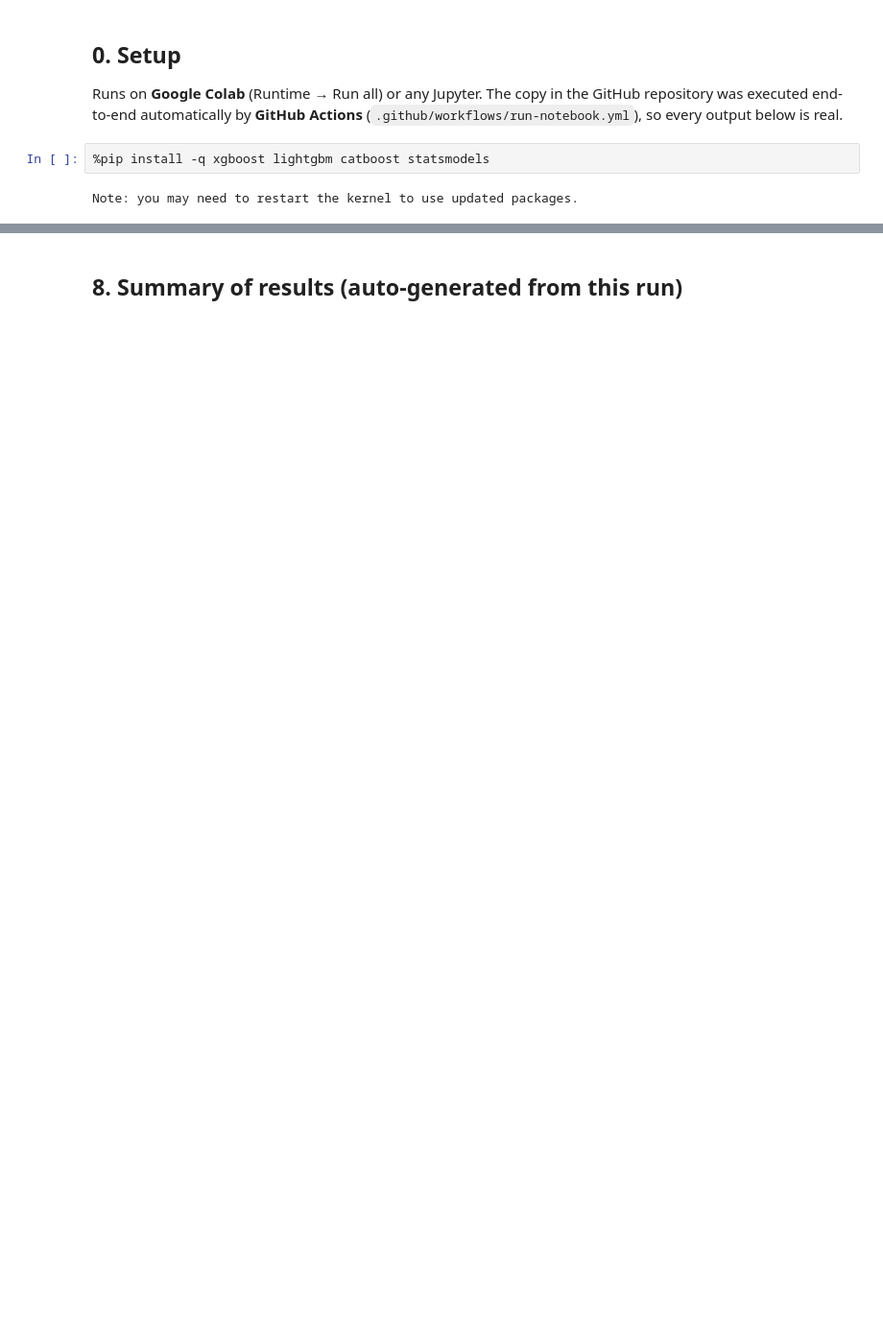
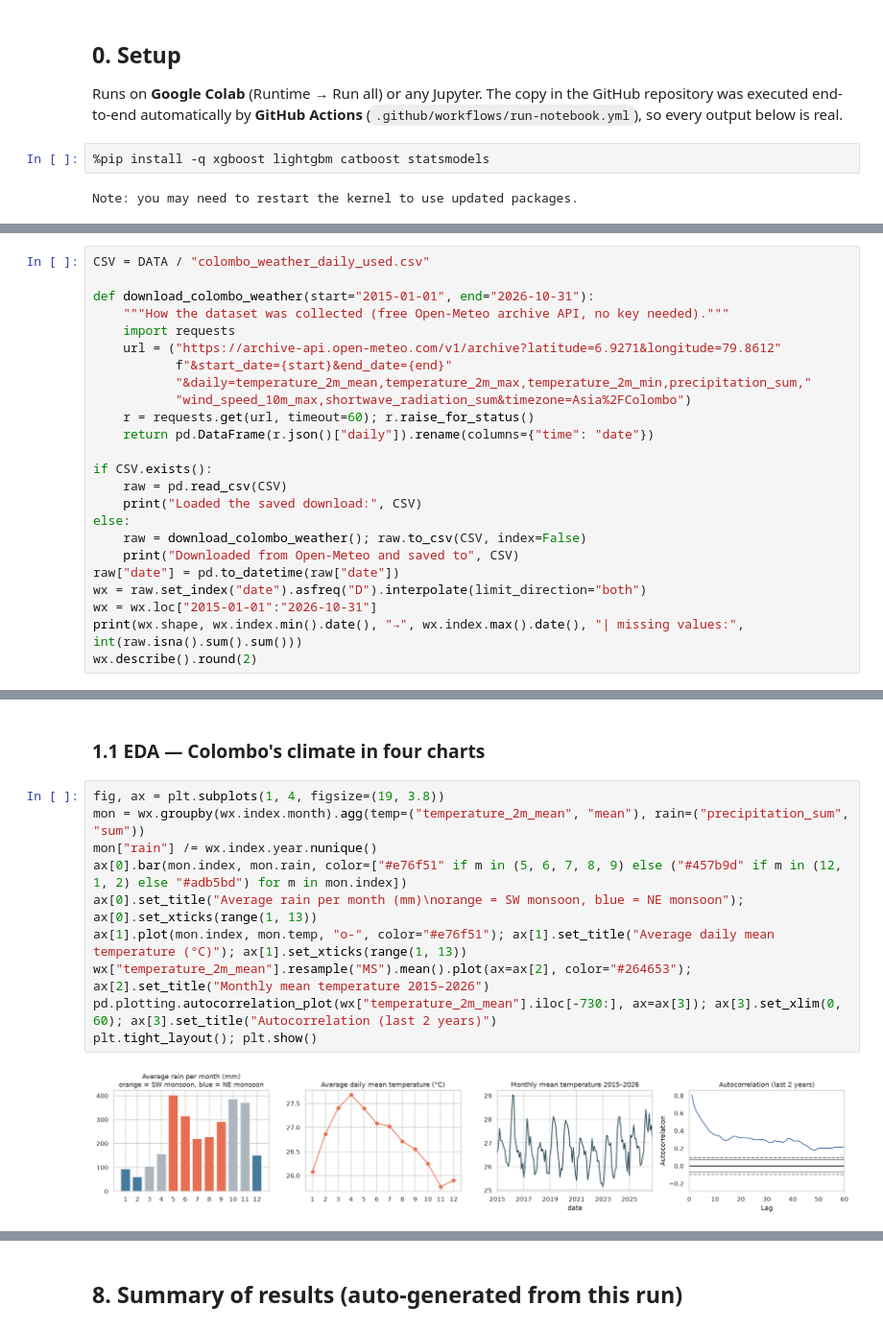
Before and after one commit to navo1212/lanka-ensemble-lab, a Jupyter notebook: LankaEnsemble_Lab.ipynb, the cells around one changed output, grey strips where cells are left out. Shown at 96% size. Drawn from its saved outputs; the diff is of its cells as text; blank space fills up the shorter version.

Commit message:
Executed notebook with outputs + generated data [skip ci]

```diff
--- a/LankaEnsemble_Lab.ipynb
+++ b/LankaEnsemble_Lab.ipynb
@@ -832,0 +74,24 @@ Model used: Stacking (RF+XGB+LGBM+LR → LR). Assumptions: LKR 500 per retention
+# %%
+CSV = DATA / "colombo_weather_daily_used.csv"
+
+def download_colombo_weather(start="2015-01-01", end="2026-10-31"):
+    """How the dataset was collected (free Open-Meteo archive API, no key needed)."""
+    import requests
+    url = ("https://archive-api.open-meteo.com/v1/archive?latitude=6.9271&longitude=79.8612"
+           f"&start_date={start}&end_date={end}"
+           "&daily=temperature_2m_mean,temperature_2m_max,temperature_2m_min,precipitation_sum,"
+           "wind_speed_10m_max,shortwave_radiation_sum&timezone=Asia%2FColombo")
+    r = requests.get(url, timeout=60); r.raise_for_status()
+    return pd.DataFrame(r.json()["daily"]).rename(columns={"time": "date"})
+
+if CSV.exists():
+    raw = pd.read_csv(CSV)
+    print("Loaded the saved download:", CSV)
+else:
+    raw = download_colombo_weather(); raw.to_csv(CSV, index=False)
+    print("Downloaded from Open-Meteo and saved to", CSV)
+raw["date"] = pd.to_datetime(raw["date"])
+wx = raw.set_index("date").asfreq("D").interpolate(limit_direction="both")
+wx = wx.loc["2015-01-01":"2026-10-31"]
+print(wx.shape, wx.index.min().date(), "→", wx.index.max().date(), "| missing values:", int(raw.isna().sum().sum()))
+wx.describe().round(2)
@@ -832,0 +110,14 @@ Model used: Stacking (RF+XGB+LGBM+LR → LR). Assumptions: LKR 500 per retention
+# %% [markdown]
+### 1.1 EDA — Colombo's climate in four charts
+# %%
+fig, ax = plt.subplots(1, 4, figsize=(19, 3.8))
+mon = wx.groupby(wx.index.month).agg(temp=("temperature_2m_mean", "mean"), rain=("precipitation_sum", "sum"))
+mon["rain"] /= wx.index.year.nunique()
+ax[0].bar(mon.index, mon.rain, color=["#e76f51" if m in (5, 6, 7, 8, 9) else ("#457b9d" if m in (12, 1, 2) else "#adb5bd") for m in mon.index])
+ax[0].set_title("Average rain per month (mm)\norange = SW monsoon, blue = NE monsoon"); ax[0].set_xticks(range(1, 13))
+ax[1].plot(mon.index, mon.temp, "o-", color="#e76f51"); ax[1].set_title("Average daily mean temperature (°C)"); ax[1].set_xticks(range(1, 13))
+wx["temperature_2m_mean"].resample("MS").mean().plot(ax=ax[2], color="#264653"); ax[2].set_title("Monthly mean temperature 2015–2026")
+pd.plotting.autocorrelation_plot(wx["temperature_2m_mean"].iloc[-730:], ax=ax[3]); ax[3].set_xlim(0, 60); ax[3].set_title("Autocorrelation (last 2 years)")
+plt.tight_layout(); plt.show()
+# %% [output]
+[figure, added]
```
Also changed, not shown: parts of 64 cells of this notebook, 1 other file.
